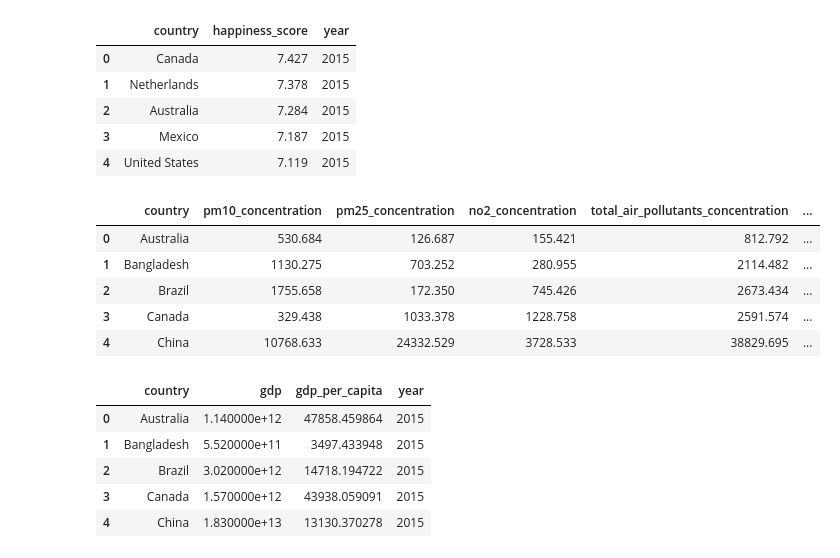
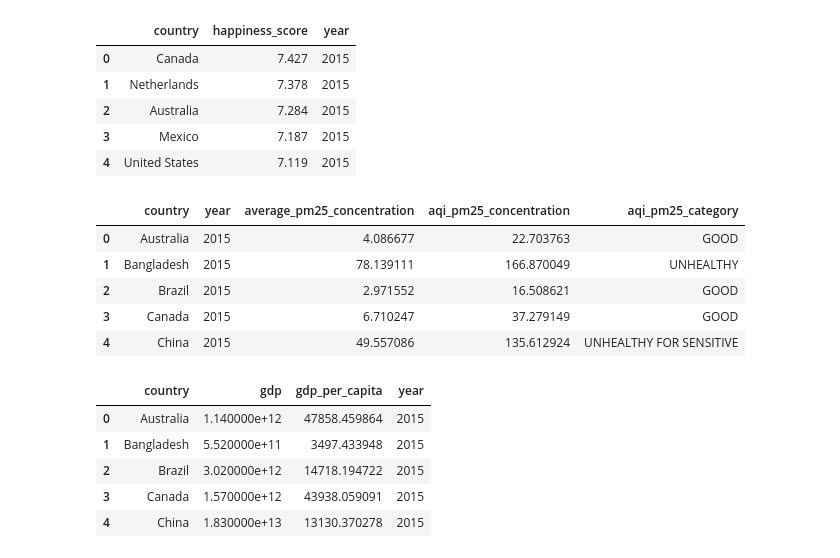
Before and after one commit to timlaw0919/COMP4462-Project, a Jupyter notebook: Cleaned Data/2015-2022/task.ipynb, the cells around one changed output. Cells and saved outputs as stored; diff of their text form; code cells hidden in the pictures.

```diff
--- a/Cleaned Data/2015-2022/task.ipynb
+++ b/Cleaned Data/2015-2022/task.ipynb
@@ -78,17 +61,17 @@ pm25_breakpoints = [
     (55.5, 125.4, 151, 200, "UNHEALTHY"), (125.5, 225.4, 201, 300, "VERY UNHEALTHY"), (225.5, 325.4, 301, 500, "HAZARDOUS"), (325.5, 99999.9, 501, 999, "VERY HAZARDOUS")
 ]
 
-air_pollution_df['aqi_pm25_concentration'] = air_pollution_df['average_pm25_concentration'].apply(lambda x: calculate_aqi(x, pm25_breakpoints))
-air_pollution_df['aqi_pm25_category'] = air_pollution_df['aqi_pm25_concentration'].apply(lambda x: aqi_category(x, pm25_breakpoints))
+air_quality_df['aqi_pm25_concentration'] = air_quality_df['average_pm25_concentration'].apply(lambda x: calculate_aqi(x, pm25_breakpoints))
+air_quality_df['aqi_pm25_category'] = air_quality_df['aqi_pm25_concentration'].apply(lambda x: aqi_category(x, pm25_breakpoints))
 # %%
-air_pollution_df.head()
+air_quality_df.head()
 # %% [output]
-|  | country | pm10_concentration | pm25_concentration | no2_concentration | total_air_pollutants_concentration | ... |
-| 0 | Australia | 530.684 | 126.687 | 155.421 | 812.792 | ... |
-| 1 | Bangladesh | 1130.275 | 703.252 | 280.955 | 2114.482 | ... |
-| 2 | Brazil | 1755.658 | 172.350 | 745.426 | 2673.434 | ... |
-| 3 | Canada | 329.438 | 1033.378 | 1228.758 | 2591.574 | ... |
-| 4 | China | 10768.633 | 24332.529 | 3728.533 | 38829.695 | ... |
+|  | country | year | average_pm25_concentration | aqi_pm25_concentration | aqi_pm25_category |
+| 0 | Australia | 2015 | 4.086677 | 22.703763 | GOOD |
+| 1 | Bangladesh | 2015 | 78.139111 | 166.870049 | UNHEALTHY |
+| 2 | Brazil | 2015 | 2.971552 | 16.508621 | GOOD |
+| 3 | Canada | 2015 | 6.710247 | 37.279149 | GOOD |
+| 4 | China | 2015 | 49.557086 | 135.612924 | UNHEALTHY FOR SENSITIVE |
 # %%
 gdp_df.head()
 # %% [output]
```
Also changed, not shown: parts of 31 cells of this notebook, 6 other files.
